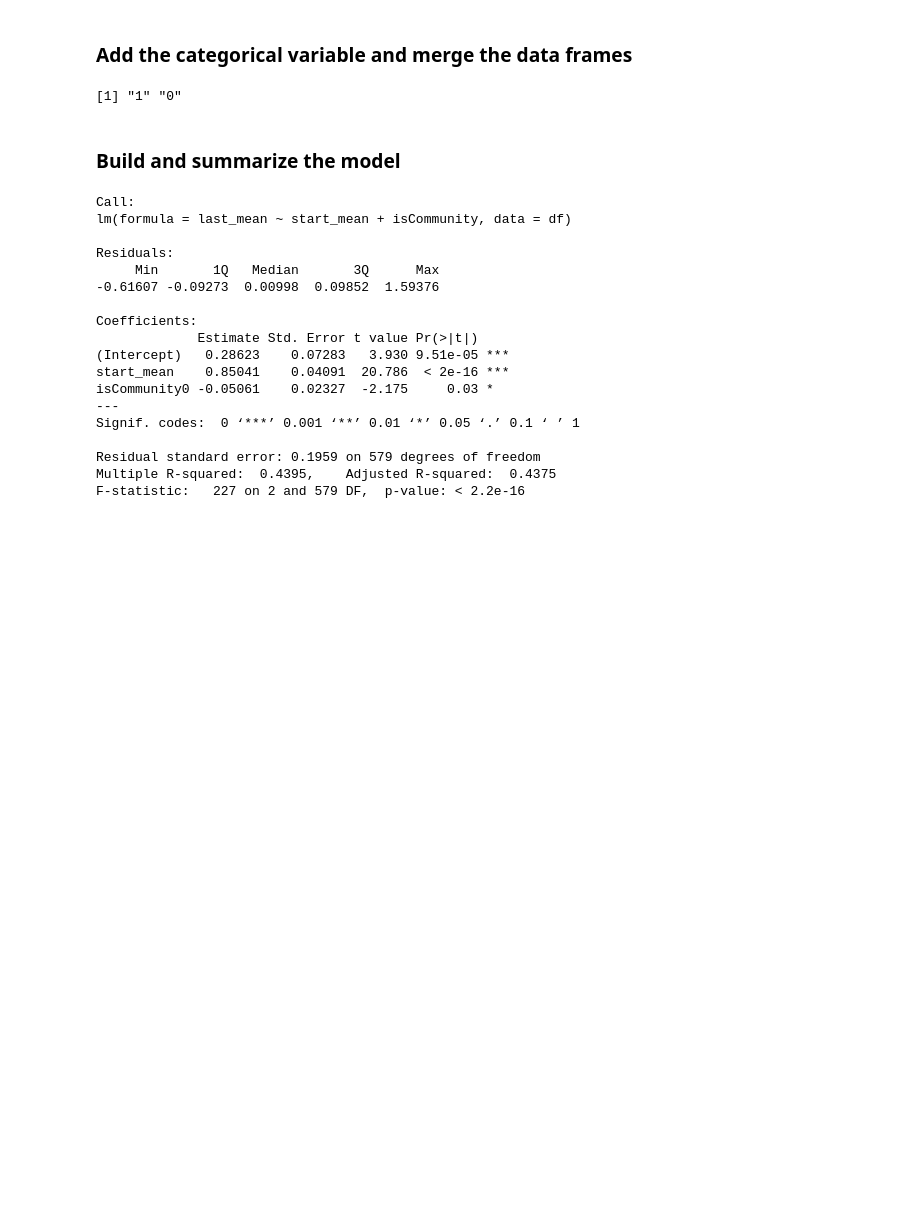
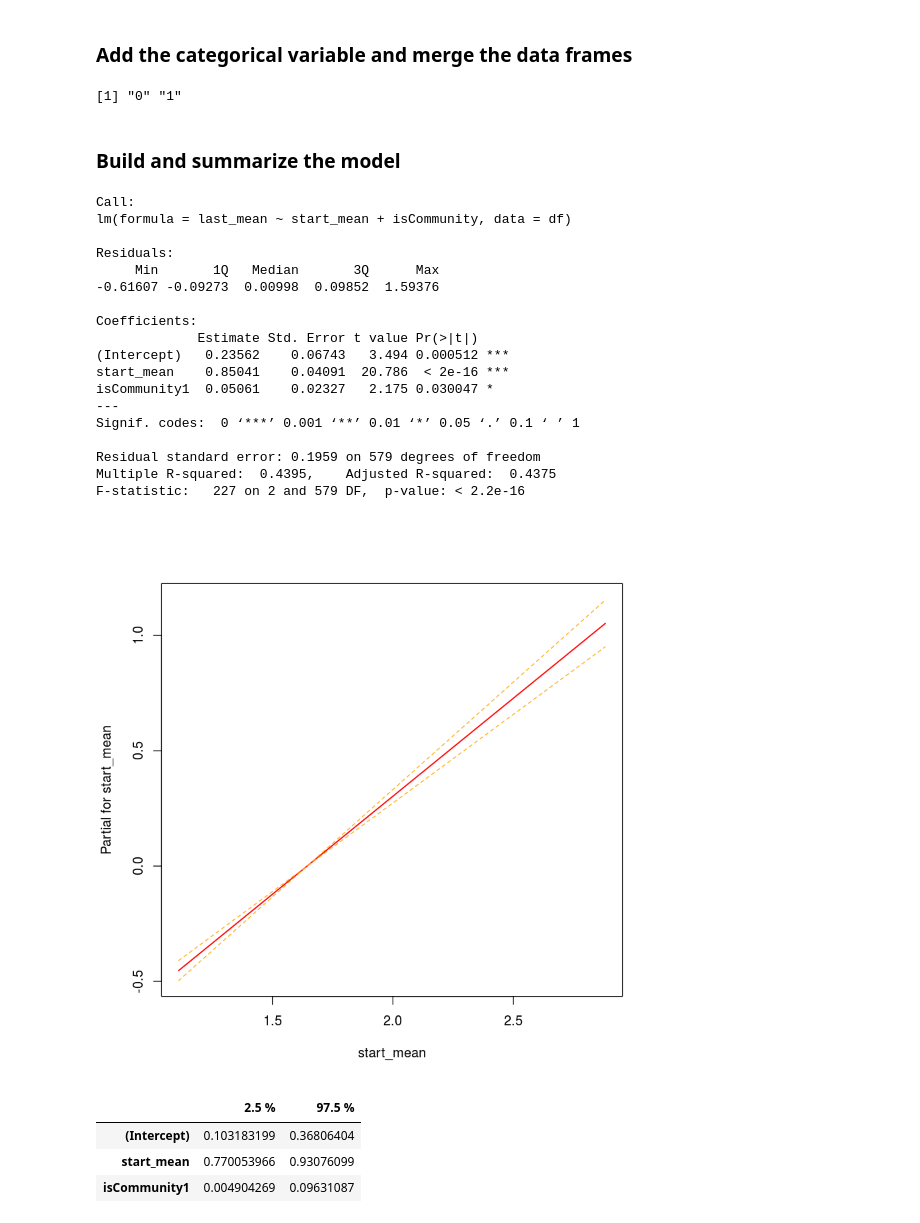
Before and after one commit to ericinlinux/healthnetwork_dataanalysis, a Jupyter notebook: 2_Multiple_Linear_Regression_Model.ipynb, the cells around one changed output. Saved outputs shown, nothing was run; the diff lists cells and outputs as text; code cells hidden in the pictures; blank space fills up the shorter version.

```diff
--- a/2_Multiple_Linear_Regression_Model.ipynb
+++ b/2_Multiple_Linear_Regression_Model.ipynb
@@ -45,9 +44,9 @@ df_non['isCommunity'] <- as.factor(0)
 # %%
-df <- rbind(df_com, df_non)
+df <- rbind(df_non, df_com)
 # %%
 levels(df$isCommunity)
 # %% [output]
-[1] "1" "0"
+[1] "0" "1"
 # %% [markdown]
 ### Build and summarize the model
 # %%
@@ -64,12 +63,23 @@ Residuals:
 
 Coefficients:
              Estimate Std. Error t value Pr(>|t|)
-(Intercept)   0.28623    0.07283   3.930 9.51e-05 ***
+(Intercept)   0.23562    0.06743   3.494 0.000512 ***
 start_mean    0.85041    0.04091  20.786  < 2e-16 ***
-isCommunity0 -0.05061    0.02327  -2.175     0.03 *
+isCommunity1  0.05061    0.02327   2.175 0.030047 *
 ---
 Signif. codes:  0 ‘***’ 0.001 ‘**’ 0.01 ‘*’ 0.05 ‘.’ 0.1 ‘ ’ 1
 
 Residual standard error: 0.1959 on 579 degrees of freedom
 Multiple R-squared:  0.4395,    Adjusted R-squared:  0.4375
 F-statistic:   227 on 2 and 579 DF,  p-value: < 2.2e-16
+# %%
+termplot(model, se = TRUE, terms = "start_mean")
+# %% [output]
+[figure, added]
+# %%
+confint(model, level=0.95)
+# %% [output]
+|  | 2.5 % | 97.5 % |
+| (Intercept) | 0.103183199 | 0.36806404 |
+| start_mean | 0.770053966 | 0.93076099 |
+| isCommunity1 | 0.004904269 | 0.09631087 |
```
Also changed, not shown: parts of 3 cells of this notebook.
